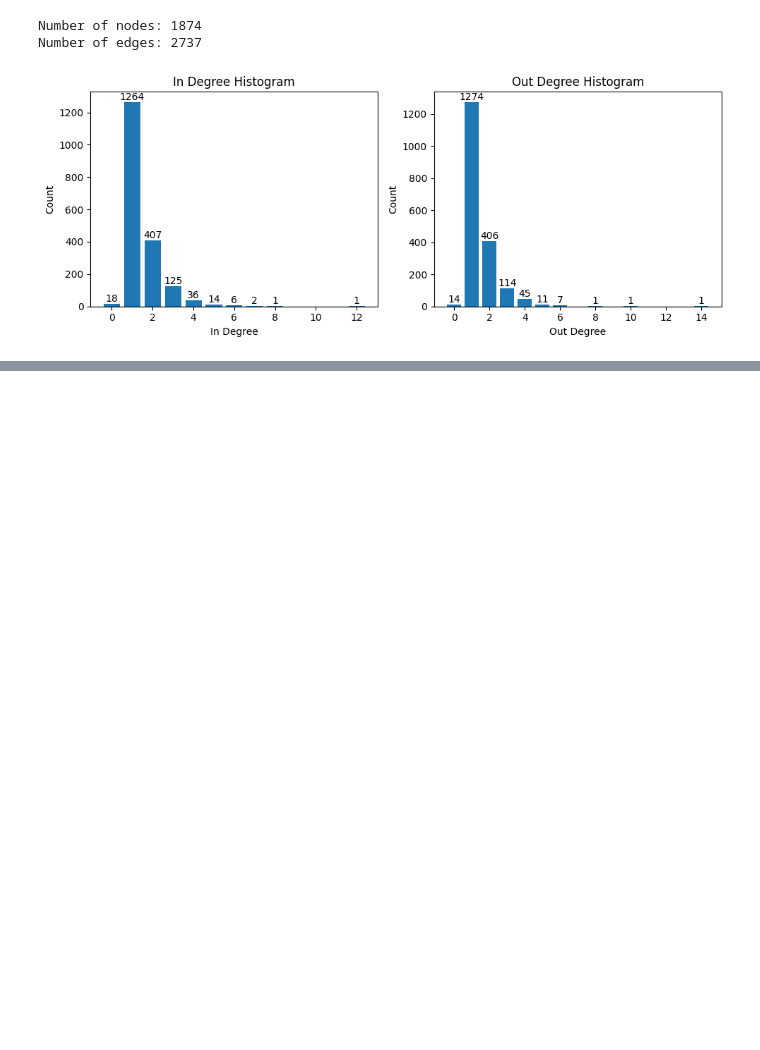
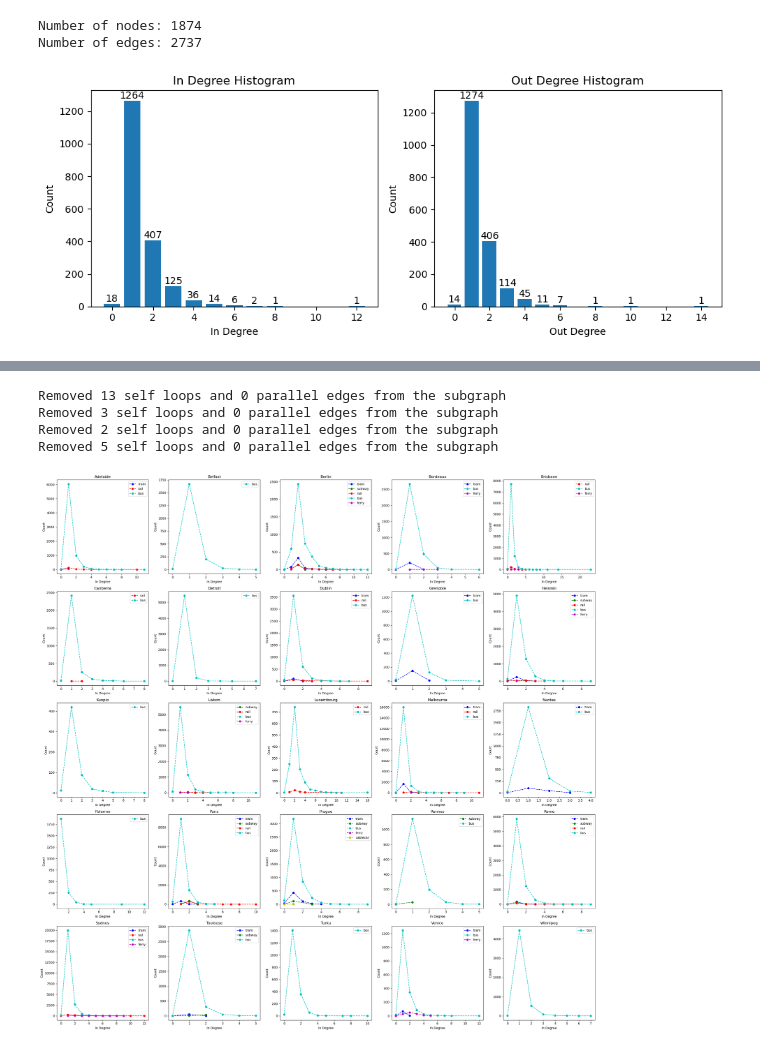
Before and after one commit to ravinitheshreddy/urban-transit-networks-analysis, a Jupyter notebook: notebooks/EDA/eda1.ipynb, the cells around one changed output, grey strips where cells are left out. Saved outputs shown, nothing was run; the diff lists cells and outputs as text; code cells hidden in the pictures; blank space fills up the shorter version.

```diff
--- a/notebooks/EDA/eda1.ipynb
+++ b/notebooks/EDA/eda1.ipynb
@@ -106,11 +111,11 @@ plt.show()
 # plt.show()
 # %%
 # Group the edges by route type and calculate the average travel time for each group
-route_types = edge_df['route_type'].unique()
-for route_type in route_types:
-    edges = [edge for edge in G.edges(data=True) if edge[2]['route_type'] == route_type]
-    average_travel_time = sum([edge[2]['weight'] for edge in edges]) / len(edges)
-    print(f"Average travel time for route type {route_type}: {average_travel_time}")
+# route_types = edge_df['route_type'].unique()
+# for route_type in route_types:
+#     edges = [edge for edge in G.edges(data=True) if edge[2]['route_type'] == route_type]
+#     average_travel_time = sum([edge[2]['weight'] for edge in edges]) / len(edges)
+#     print(f"Average travel time for route type {route_type}: {average_travel_time}")
 # %%
 # Calculate the in-degree of each node, which represents the number of incoming edges
 in_degree = city_network.in_degree()
@@ -171,0 +348,49 @@ plt.show()
+# %%
+# In-Degree distribution of the transport network across different cities
+# grouped by the various modes of transport
+
+import os
+cities = []
+for name in os.listdir(city_network_graphs):
+    name = name.split(".gpickle")[0]
+    cities.append(name)
+
+fig, axes = plt.subplots(5, 5, figsize=(25, 25))
+route_labels = ["tram", "subway", "rail", "bus", "ferry", "cablecar", "gondola", "funicular"]
+for idx, city in enumerate(sorted(cities)):
+    # Load the graph for this city
+    city_G = load_city_graph(city)
+    colors = ['b', 'g', 'r', 'c', 'm', 'y', 'k', 'w']
+
+    # Split the degree plots into a 2-d grid
+    row = int(idx / 5)
+    col = idx % 5
+
+    axes[row][col].set_title(city.title())
+    axes[row][col].set_ylabel("Count")
+    axes[row][col].set_xlabel("In Degree")
+    for route_idx, route_label in enumerate(route_labels):
+        # Get subgraph of the network for a specific route type
+        route_subgraph = get_route_subgraph(city_G, route_idx, rm_self_loop=True, rm_parallel_edges=True)
+
+        # If the subgraph of the network has no edges, ignore
+        if len(route_subgraph.edges()) == 0:
+            continue
+
+        in_degree_sequence = sorted([d for n, d in route_subgraph.in_degree()], reverse=True)
+        in_degreeCount = collections.Counter(in_degree_sequence)
+        in_deg, in_count = zip(*in_degreeCount.items())
+
+        # Plot the degree distribution as a line graph
+        axes[row][col].plot(in_deg, in_count, color=colors[route_idx], label=route_label, linestyle='--', marker='o')
+
+    axes[row][col].legend()
+#fig.text(0.5, 0.04, 'In Degree', ha='center')
+# fig.text(0.04, 0.5, 'Count', va='center', rotation='vertiscal')
+fig.tight_layout()
+# %% [output]
+Removed 13 self loops and 0 parallel edges from the subgraph
+Removed 3 self loops and 0 parallel edges from the subgraph
+Removed 2 self loops and 0 parallel edges from the subgraph
+Removed 5 self loops and 0 parallel edges from the subgraph
+[figure, added]
```
Also changed, not shown: parts of 38 cells of this notebook, 1 other file.
